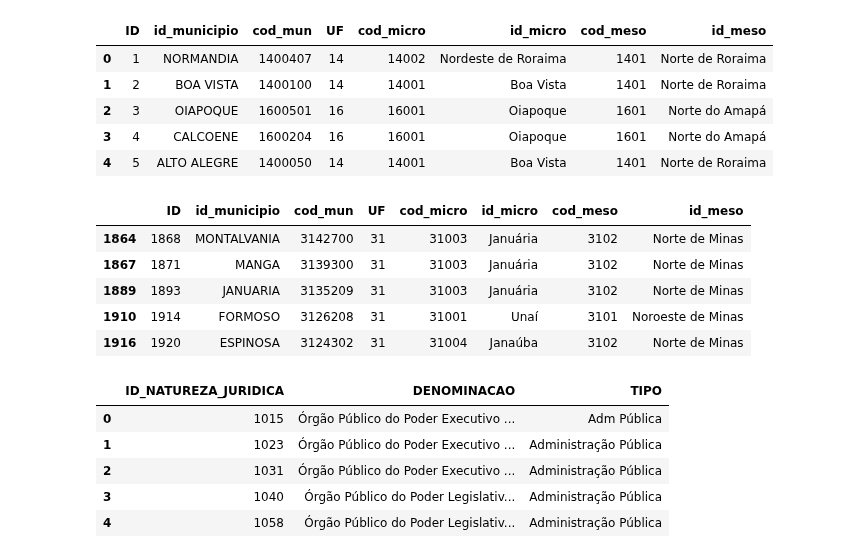
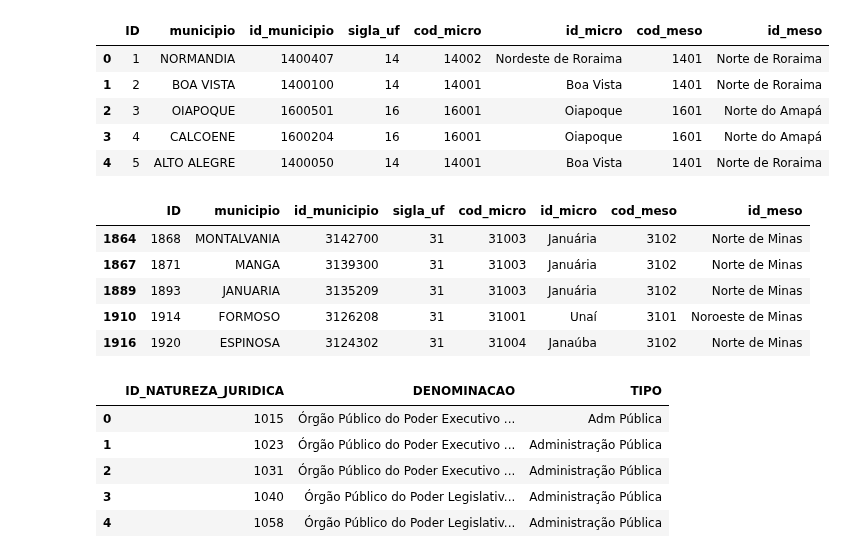
Before and after one commit to Leonardo-Dias-Up/Leonardo-Dias-Up, a Jupyter notebook: Análise_Multivariada_RAIS.ipynb, the cells around one changed output. Cells and saved outputs as stored; diff of their text form; code cells hidden in the pictures.

```diff
--- a/Análise_Multivariada_RAIS.ipynb
+++ b/Análise_Multivariada_RAIS.ipynb
@@ -52,20 +20,20 @@ rais_2020.head()
 # %%
 micro_meso_reg = pd.read_excel(r'/content/drive/MyDrive/Colab Notebooks/Análise Multivariada /RG2017_micromeso89.xlsx')
-micro_meso_reg.columns = ['ID','id_municipio','cod_mun','UF','cod_micro','id_micro','cod_meso','id_meso']
+micro_meso_reg.columns = ['ID','municipio','id_municipio','sigla_uf','cod_micro','id_micro','cod_meso','id_meso']
 micro_meso_reg.head()
 # %% [output]
-|  | ID | id_municipio | cod_mun | UF | cod_micro | id_micro | cod_meso | id_meso |
+|  | ID | municipio | id_municipio | sigla_uf | cod_micro | id_micro | cod_meso | id_meso |
 | 0 | 1 | NORMANDIA | 1400407 | 14 | 14002 | Nordeste de Roraima | 1401 | Norte de Roraima |
 | 1 | 2 | BOA VISTA | 1400100 | 14 | 14001 | Boa Vista | 1401 | Norte de Roraima |
 | 2 | 3 | OIAPOQUE | 1600501 | 16 | 16001 | Oiapoque | 1601 | Norte do Amapá |
 | 3 | 4 | CALCOENE | 1600204 | 16 | 16001 | Oiapoque | 1601 | Norte do Amapá |
 | 4 | 5 | ALTO ALEGRE | 1400050 | 14 | 14001 | Boa Vista | 1401 | Norte de Roraima |
 # %%
-# Separando Minas Gerais
-micro_meso_reg = micro_meso_reg[(micro_meso_reg['UF'] == 31)]
+# Separando apenas as micro e meso regiões de Minas Gerais
+micro_meso_reg = micro_meso_reg[(micro_meso_reg['sigla_uf'] == 31)]
 micro_meso_reg.head()
 # %% [output]
-|  | ID | id_municipio | cod_mun | UF | cod_micro | id_micro | cod_meso | id_meso |
+|  | ID | municipio | id_municipio | sigla_uf | cod_micro | id_micro | cod_meso | id_meso |
 | 1864 | 1868 | MONTALVANIA | 3142700 | 31 | 31003 | Januária | 3102 | Norte de Minas |
 | 1867 | 1871 | MANGA | 3139300 | 31 | 31003 | Januária | 3102 | Norte de Minas |
 | 1889 | 1893 | JANUARIA | 3135209 | 31 | 31003 | Januária | 3102 | Norte de Minas |
```
Also changed, not shown: parts of 7 cells of this notebook.
